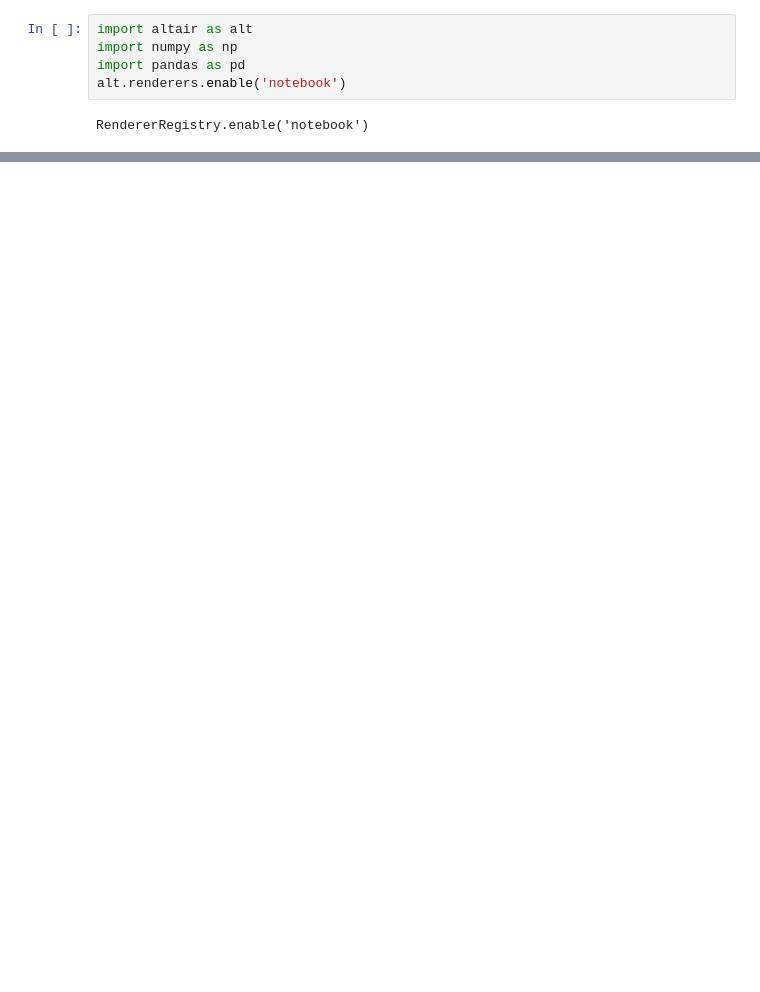
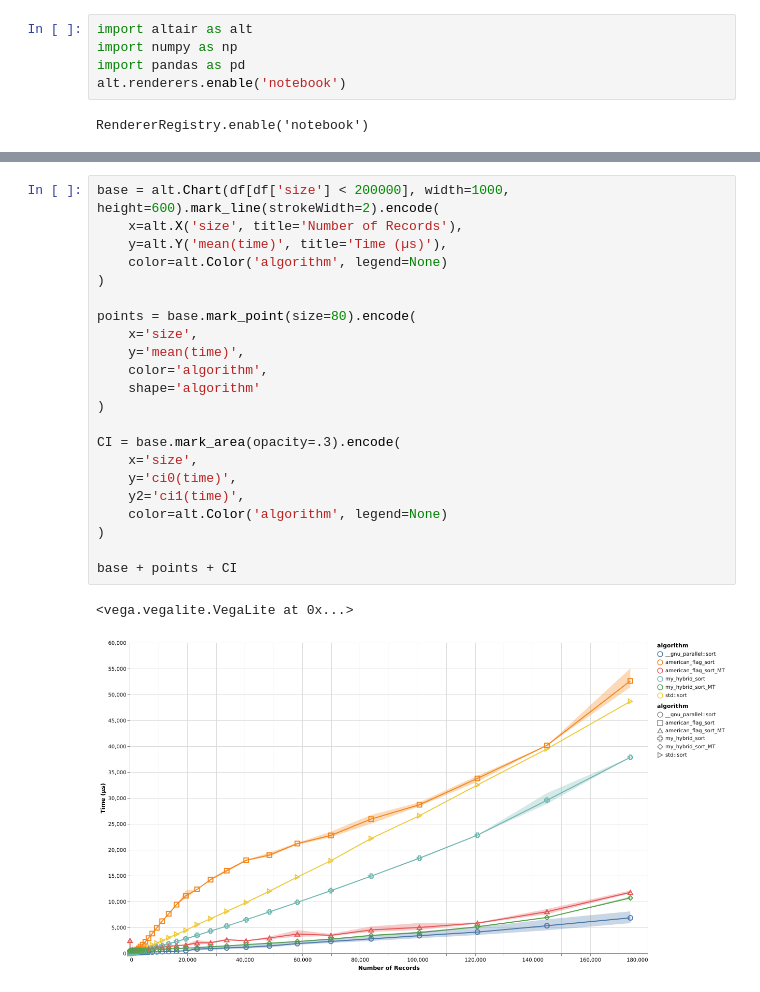
Before and after one commit to BigDataAnalyticsGroup/ACM-SIGMOD-19-Programming-Contest, a Jupyter notebook: Sorting Benchmark.ipynb, the cells around one changed output, grey strips where cells are left out. Saved outputs shown, nothing was run; the diff lists cells and outputs as text; blank space fills up the shorter version.

```diff
--- a/Sorting Benchmark.ipynb
+++ b/Sorting Benchmark.ipynb
@@ -66 +66,26 @@ base + points + CI
+# %%
+base = alt.Chart(df[df['size'] < 200000], width=1000, height=600).mark_line(strokeWidth=2).encode(
+    x=alt.X('size', title='Number of Records'),
+    y=alt.Y('mean(time)', title='Time (µs)'),
+    color=alt.Color('algorithm', legend=None)
+)
+
+points = base.mark_point(size=80).encode(
+    x='size',
+    y='mean(time)',
+    color='algorithm',
+    shape='algorithm'
+)
+
+CI = base.mark_area(opacity=.3).encode(
+    x='size',
+    y='ci0(time)',
+    y2='ci1(time)',
+    color=alt.Color('algorithm', legend=None)
+)
+
+base + points + CI
+# %% [output]
+<vega.vegalite.VegaLite at 0x...>
+[figure, added]
 # %%
```
Also changed, not shown: parts of 5 cells of this notebook.
